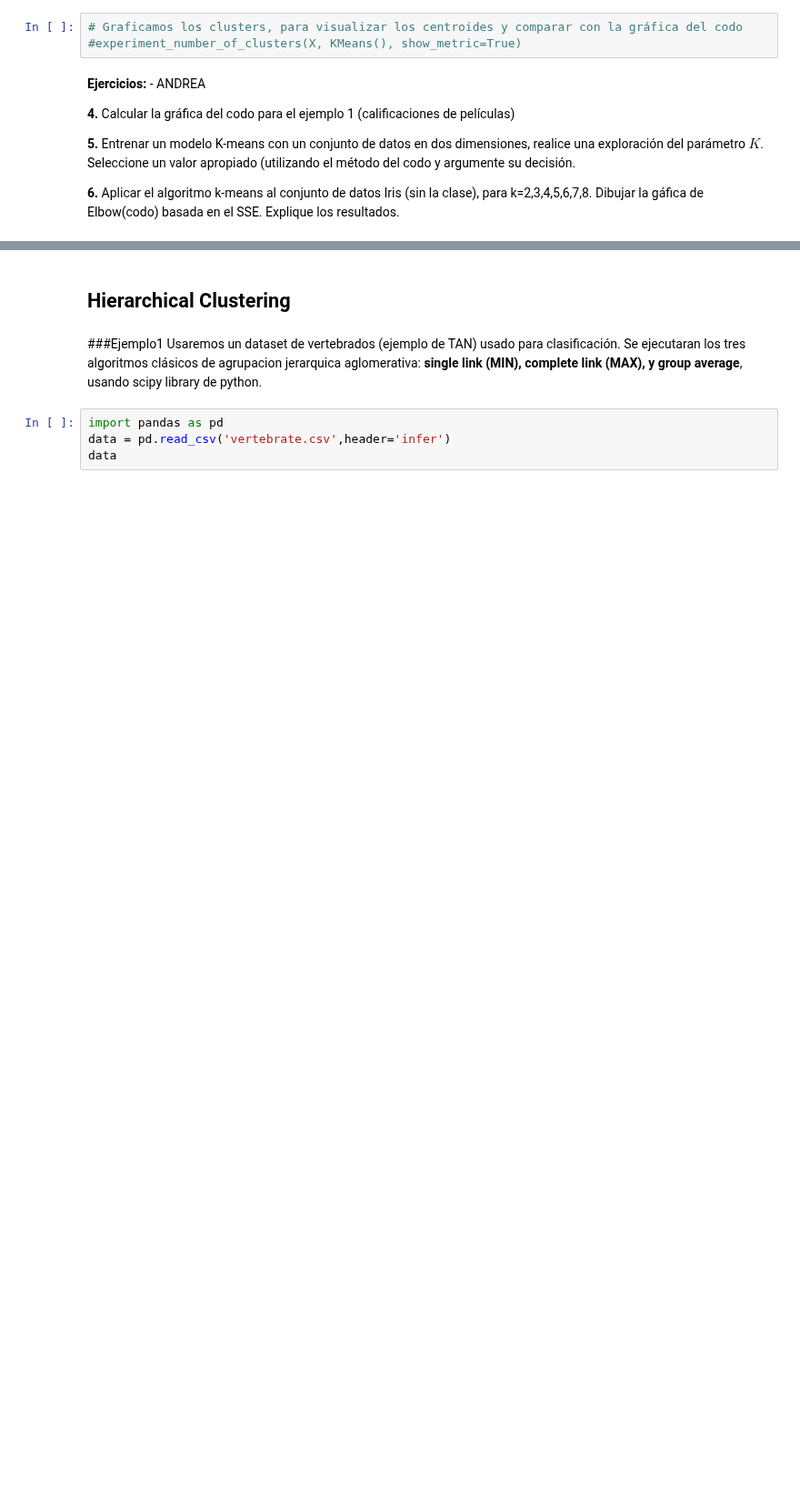
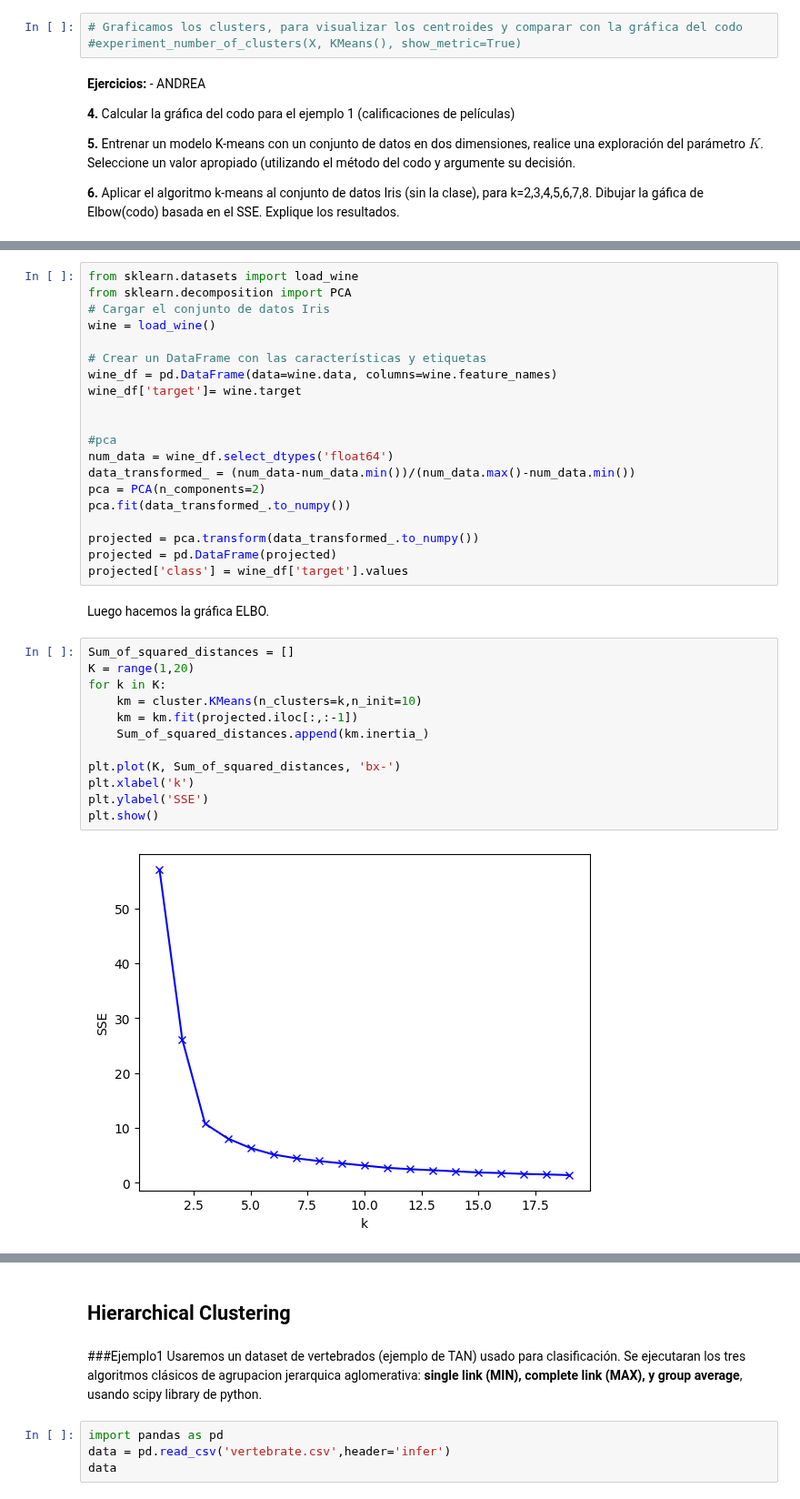
Before and after one commit to acmoral/ProyectoMineria, a Jupyter notebook: Talleres/Taller4/agrupacionMD.ipynb, the cells around one changed output, grey strips where cells are left out. Shown at 91% size. Drawn from its saved outputs; the diff is of its cells as text; blank space fills up the shorter version.

```diff
--- a/Talleres/Taller4/agrupacionMD.ipynb
+++ b/Talleres/Taller4/agrupacionMD.ipynb
@@ -244,0 +261,36 @@ plt.show()
+# %%
+from sklearn.datasets import load_wine
+from sklearn.decomposition import PCA
+# Cargar el conjunto de datos Iris
+wine = load_wine()
+
+# Crear un DataFrame con las características y etiquetas
+wine_df = pd.DataFrame(data=wine.data, columns=wine.feature_names)
+wine_df['target']= wine.target
+
+
+#pca
+num_data = wine_df.select_dtypes('float64')
+data_transformed_ = (num_data-num_data.min())/(num_data.max()-num_data.min())
+pca = PCA(n_components=2)
+pca.fit(data_transformed_.to_numpy())
+
+projected = pca.transform(data_transformed_.to_numpy())
+projected = pd.DataFrame(projected)
+projected['class'] = wine_df['target'].values
+# %% [markdown]
+Luego hacemos la gráfica ELBO.
+# %%
+Sum_of_squared_distances = []
+K = range(1,20)
+for k in K:
+    km = cluster.KMeans(n_clusters=k,n_init=10)
+    km = km.fit(projected.iloc[:,:-1])
+    Sum_of_squared_distances.append(km.inertia_)
+
+plt.plot(K, Sum_of_squared_distances, 'bx-')
+plt.xlabel('k')
+plt.ylabel('SSE')
+plt.show()
+# %% [output]
+[figure, added]
```
Also changed, not shown: parts of 18 cells of this notebook, 1 other file.
